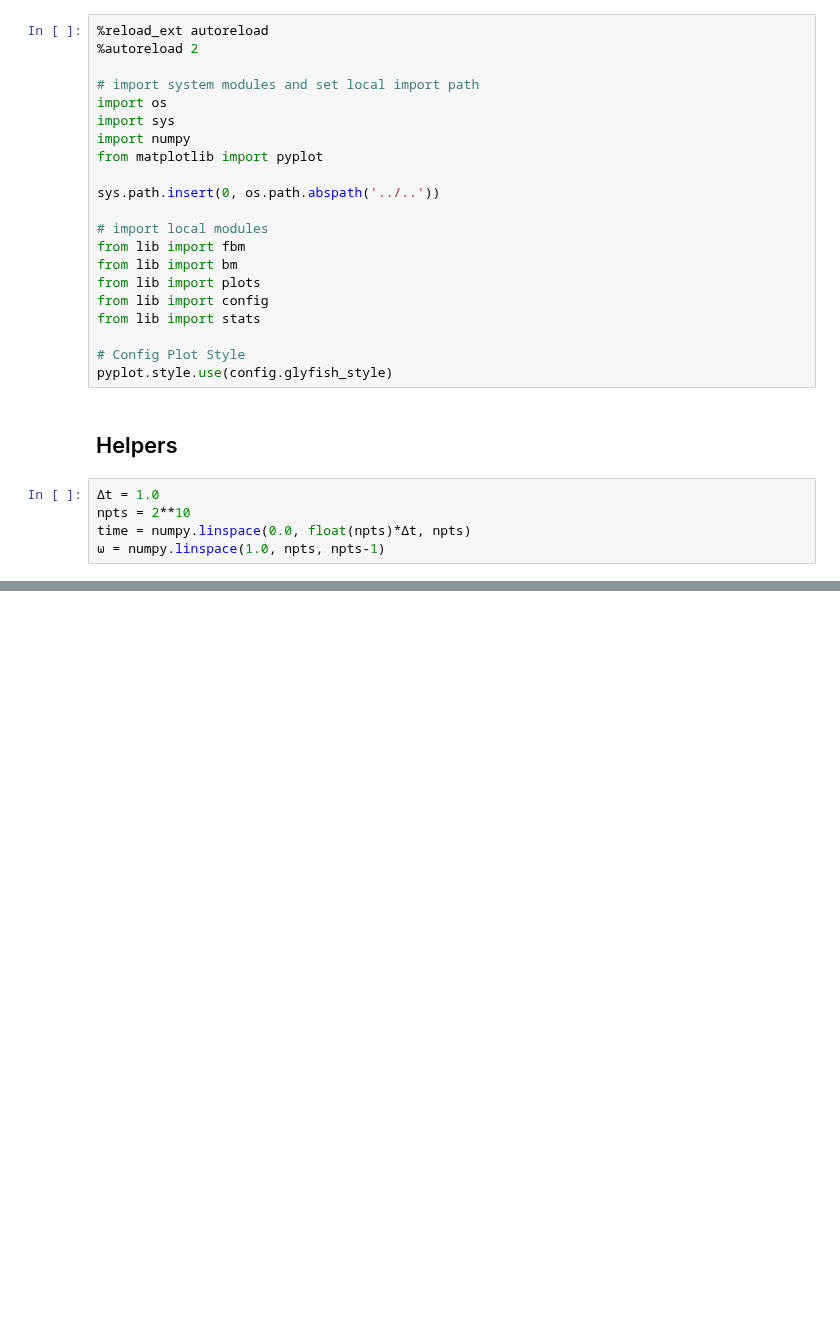
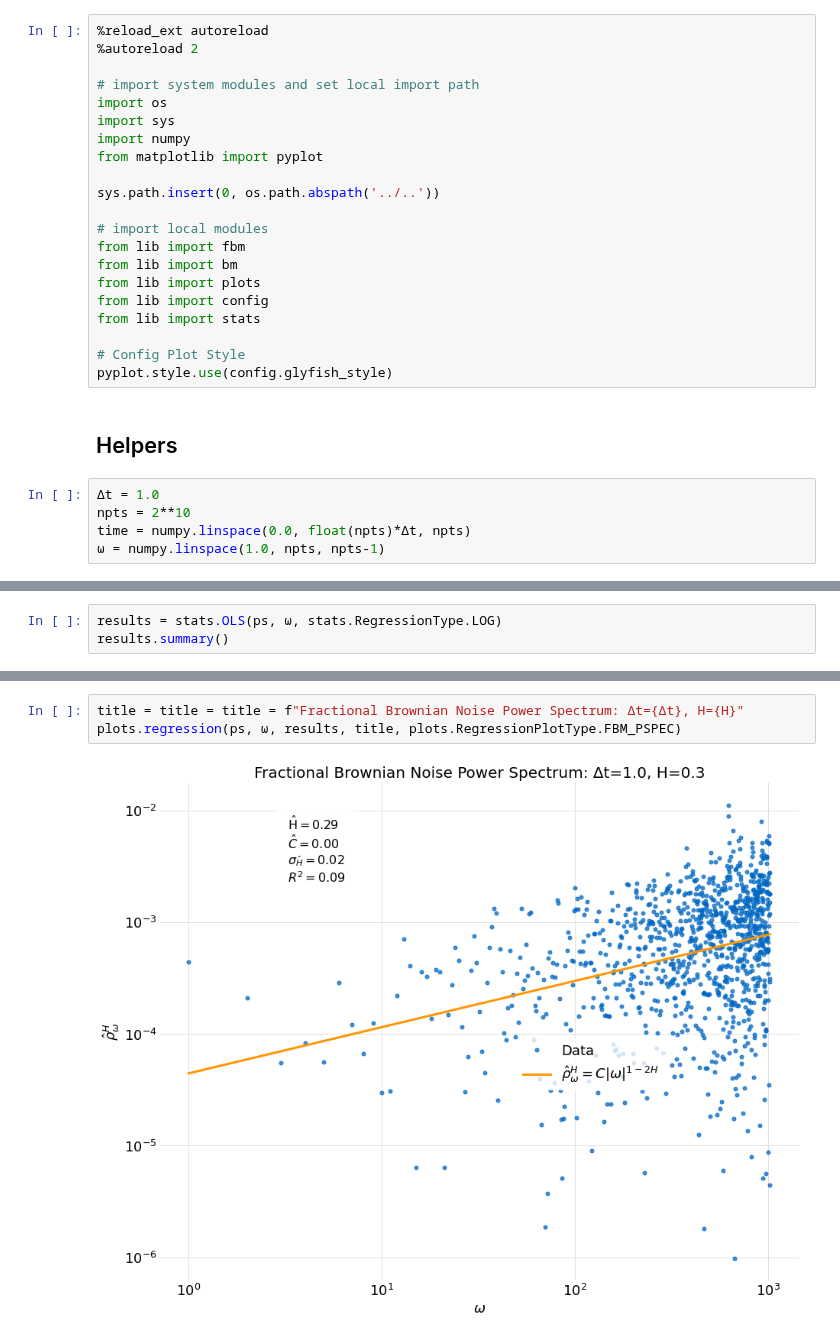
Before and after one commit to glyfish/alef, a Jupyter notebook: notebooks/random_processes/fbm_estimation_periodigram.ipynb, the cells around one changed output, grey strips where cells are left out. Drawn from its saved outputs; the diff is of its cells as text; blank space fills up the shorter version.

```diff
--- a/notebooks/random_processes/fbm_estimation_periodigram.ipynb
+++ b/notebooks/random_processes/fbm_estimation_periodigram.ipynb
@@ -102,0 +146,3 @@ plots.pspec(ps, ω, title)
+# %%
+results = stats.OLS(ps, ω, stats.RegressionType.LOG)
+results.summary()
@@ -102,0 +169,5 @@ plots.pspec(ps, ω, title)
+# %%
+title = title = title = f"Fractional Brownian Noise Power Spectrum: Δt={Δt}, H={H}"
+plots.regression(ps, ω, results, title, plots.RegressionPlotType.FBM_PSPEC)
+# %% [output]
+[figure, added]
```
Also changed, not shown: parts of 11 cells of this notebook, 2 other files.
